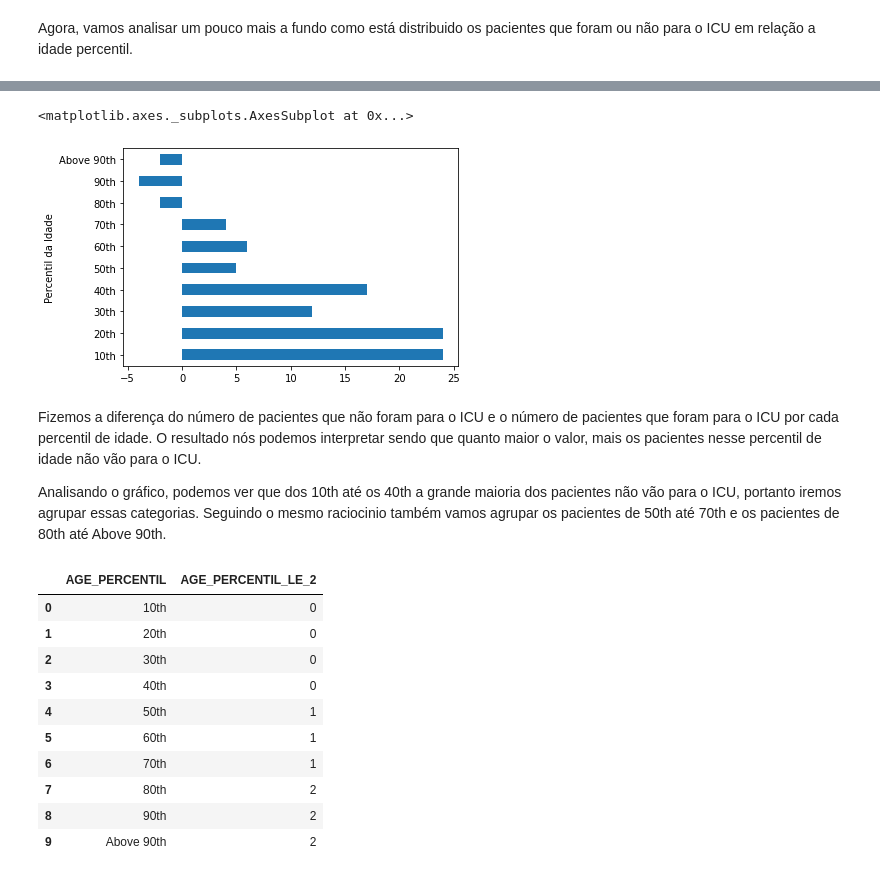
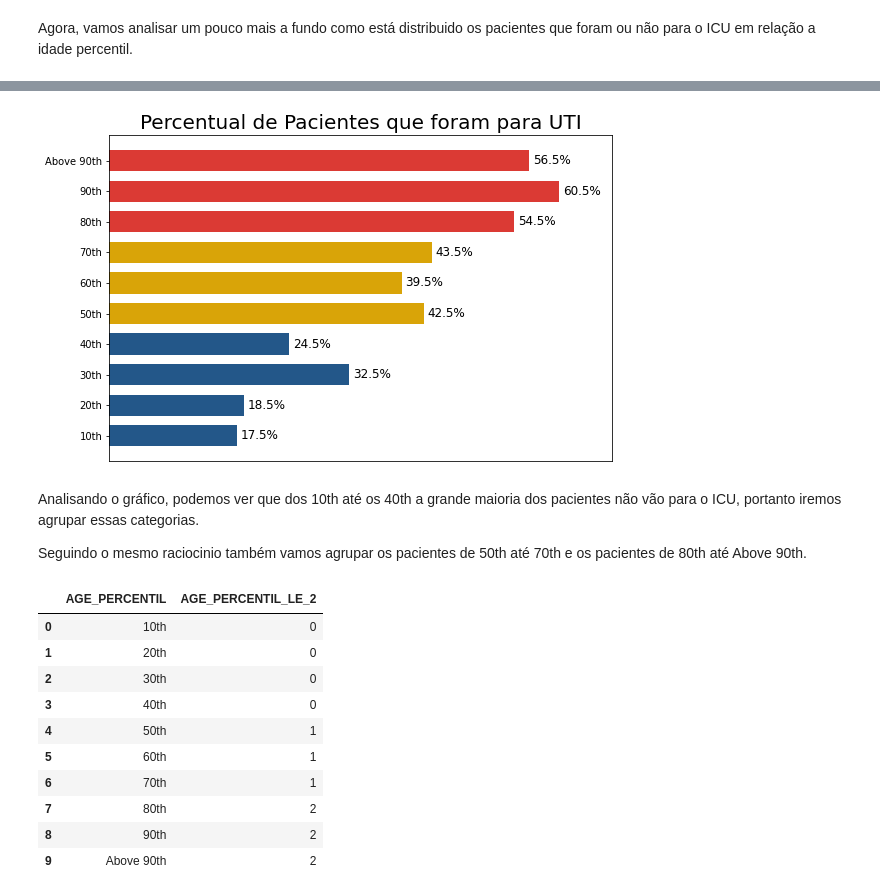
Before and after one commit to rodrigodemend/Diagn-stico-de-Dados-Cl-nicos-com-Machine-Learning, a Jupyter notebook: Notebooks/Modelagem_para_Diagnóstico_de_Dados_Clínicos_com_Machine_Learning_.ipynb, the cells around one changed output, grey strips where cells are left out. Cells and saved outputs as stored; diff of their text form; code cells hidden in the pictures.

```diff
--- a/Notebooks/Modelagem_para_Diagnóstico_de_Dados_Clínicos_com_Machine_Learning_.ipynb
+++ b/Notebooks/Modelagem_para_Diagnóstico_de_Dados_Clínicos_com_Machine_Learning_.ipynb
@@ -304,13 +342,33 @@ Vamos tentar visualizar a diferença de uma forma gráfica:
-# %%
-# Fazer um gráfico bonito separando em 3 cores que serão as 3 categorias que irei criar
-freq['diff'].plot.barh()
-# %% [output]
-<matplotlib.axes._subplots.AxesSubplot at 0x...>
-[figure, removed]
+# %%
+# visualizando a diferença de uma forma gráfica
+# cores
+cores = ['#235789', '#D9A408', '#DB3A34']
+cores_lista = [cores[0],cores[0],cores[0], cores[0], cores[1], cores[1], cores[1], cores[2], cores[2], cores[2]]
+# Criando o gráfico
+fig, ax = plt.subplots(figsize=(9,6))
+#bars = freq['Foram_para_UTI_(%)'].plot.barh(figsize=(9,6), color=cores_lista)
+bars = ax.barh(freq.index, freq['Foram_para_UTI_(%)'], 0.7, color=cores_lista)
+for bar in bars:
+  width = bar.get_width()+0.5
+  label_x = str(round(width,1))+str('%')
+  label_y_pos = bar.get_y() + bar.get_height()/2
+  ax.text(width, label_y_pos, s=label_x, va='center', fontsize=12)
+
+# Ocultando valores no eixo x
+ax.get_xaxis().set_visible(False)
+# Delimitando eixo x
+plt.xlim(0, 67)
+# Apagando o eixo y
+plt.ylabel('')
+# Titulo
+plt.title('Percentual de Pacientes que foram para UTI', fontsize=20)
+plt.show()
+# %% [output]
+[figure, added]
 # %% [markdown]
-Fizemos a diferença do número de pacientes que não foram para o ICU e o número de pacientes que foram para o ICU por cada percentil de idade. O resultado nós podemos interpretar sendo que quanto maior o valor, mais os pacientes nesse percentil de idade não vão para o ICU.
+Analisando o gráfico, podemos ver que dos 10th até os 40th a grande maioria dos pacientes não vão para o ICU, portanto iremos agrupar essas categorias.
 
-Analisando o gráfico, podemos ver que dos 10th até os 40th a grande maioria dos pacientes não vão para o ICU, portanto iremos agrupar essas categorias. Seguindo o mesmo raciocinio também vamos agrupar os pacientes de 50th até 70th e os pacientes de 80th até Above 90th.
+Seguindo o mesmo raciocinio também vamos agrupar os pacientes de 50th até 70th e os pacientes de 80th até Above 90th.
 # %%
 # Definindo o dicionário de mapeamento
 dict_group_map = {
```
Also changed, not shown: parts of 6 cells of this notebook.
